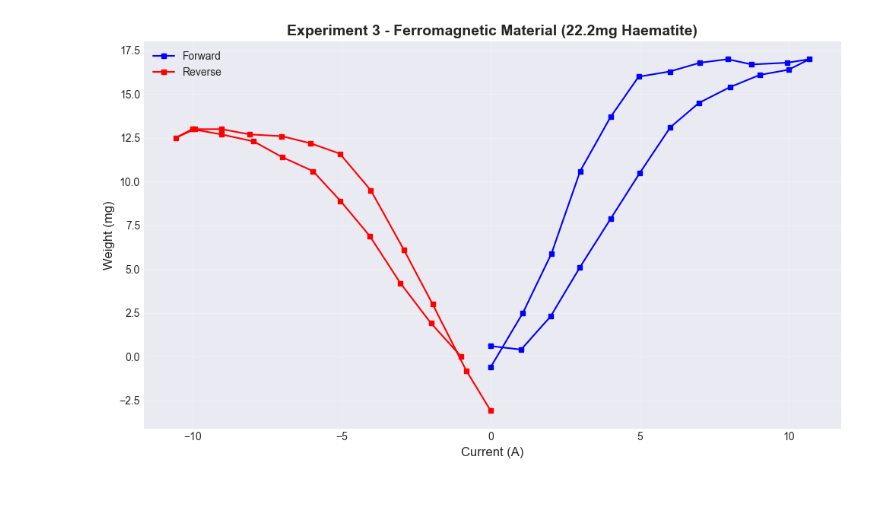
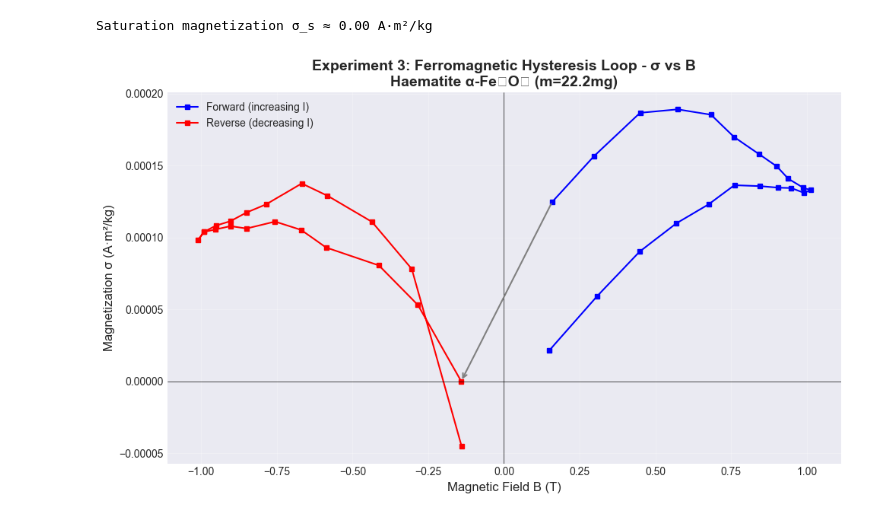
Before and after one commit to Matth3wc/Comp-Sim-Numerical-Methods, a Jupyter notebook: exp_magnitisation_susceptibility/main.ipynb, the cells around one changed output. Cells and saved outputs as stored; diff of their text form; code cells hidden in the pictures.

```diff
--- a/exp_magnitisation_susceptibility/main.ipynb
+++ b/exp_magnitisation_susceptibility/main.ipynb
@@ -1,8 +1,14 @@
 # %%
 import numpy as np
 import matplotlib.pyplot as plt
+from scipy.interpolate import interp1d
+from scipy.stats import linregress
 
 # Set up figure style
 plt.style.use('seaborn-v0_8-darkgrid')
 plt.rcParams['figure.figsize'] = (12, 10)
+
+# Physical constants
+g = 9.81  # m/s^2
+chi_mohrs = 3.2e-5  # m^3/kg susceptibility of Mohr's salt at 20°C
 # %%
@@ -71,21 +162,58 @@ plt.show()
 # %%
-# Experiment 3 - Ferromagnetic Material (22.2mg haematite)
+# Experiment 3 - Ferromagnetic Material: Haematite α-Fe₂O₃ (22.2mg)
+# Plot σ (magnetization per unit mass) vs B to see hysteresis loop
+# From Eq. 2.5: F = m·σ·α·B, so σ = F/(m·α·B)
+
+hematite_mass = 22.2e-6  # kg (22.2 mg)
 exp3_for_current = np.array([0, 1.02, 2.01, 2.99, 4.03, 5, 6.02, 6.98, 8.02, 9.02, 9.99, 10.69, 9.94, 8.75, 7.95, 7.02, 6.01, 4.96, 4.02, 3, 2.04, 1.08, 0])
 exp3_for_weight = np.array([0.6, 0.4, 2.3, 5.1, 7.9, 10.5, 13.1, 14.5, 15.4, 16.1, 16.4, 17, 16.8, 16.7, 17, 16.8, 16.3, 16, 13.7, 10.6, 5.9, 2.5, -0.6])
 
 exp3_rev_current = np.array([0.99, 2, 3.03, 4.06, 5.04, 5.96, 6.99, 7.95, 9.03, 10.01, 10.57, 9.93, 9.02, 8.08, 7.01, 6.05, 5.06, 4.02, 2.91, 1.95, 0.82, 0])
 exp3_rev_weight = np.array([0, 1.9, 4.2, 6.9, 8.9, 10.6, 11.4, 12.3, 12.7, 13, 12.5, 13, 13, 12.7, 12.6, 12.2, 11.6, 9.5, 6.1, 3, -0.8, -3.1])
 
-# Plot Experiment 3 - Ferromagnetic Material
+# Convert current to B field (positive for forward, negative for reverse)
+exp3_for_B = current_to_field(exp3_for_current)
+exp3_rev_B = current_to_field(-exp3_rev_current)
+
+# Convert weight to force
+exp3_for_F = exp3_for_weight * 1e-6 * g
+exp3_rev_F = exp3_rev_weight * 1e-6 * g
+
+# Calculate magnetization σ = F/(m·α·B)
+# Avoid division by zero
+exp3_for_sigma = np.zeros_like(exp3_for_F)
+exp3_rev_sigma = np.zeros_like(exp3_rev_F)
+
+mask_for = np.abs(exp3_for_B) > 0.05
+mask_rev = np.abs(exp3_rev_B) > 0.05
+
+exp3_for_sigma[mask_for] = exp3_for_F[mask_for] / (hematite_mass * alpha * np.abs(exp3_for_B[mask_for]))
+exp3_rev_sigma[mask_rev] = exp3_rev_F[mask_rev] / (hematite_mass * alpha * np.abs(exp3_rev_B[mask_rev]))
+
+# Plot σ vs B (Hysteresis Loop)
 fig4, ax4 = plt.subplots(figsize=(10, 6))
-ax4.plot(exp3_for_current, exp3_for_weight, 'bs-', label='Forward', markersize=5)
-ax4.plot(-exp3_rev_current, exp3_rev_weight, 'rs-', label='Reverse', markersize=5)
-ax4.set_xlabel('Current (A)', fontsize=12)
-ax4.set_ylabel('Weight (mg)', fontsize=12)
-ax4.set_title('Experiment 3 - Ferromagnetic Material (22.2mg Haematite)', fontsize=14, fontweight='bold')
+ax4.plot(exp3_for_B[mask_for], exp3_for_sigma[mask_for], 'bs-', label='Forward (increasing I)', markersize=5)
+ax4.plot(exp3_rev_B[mask_rev], exp3_rev_sigma[mask_rev], 'rs-', label='Reverse (decreasing I)', markersize=5)
+
+# Connect the loop
+ax4.annotate('', xy=(exp3_rev_B[mask_rev][0], exp3_rev_sigma[mask_rev][0]),
+             xytext=(exp3_for_B[mask_for][-1], exp3_for_sigma[mask_for][-1]),
+             arrowprops=dict(arrowstyle='->', color='gray', lw=1.5))
+
+ax4.set_xlabel('Magnetic Field B (T)', fontsize=12)
+ax4.set_ylabel('Magnetization σ (A·m²/kg)', fontsize=12)
+ax4.set_title(f'Experiment 3: Ferromagnetic Hysteresis Loop - σ vs B\nHaematite α-Fe₂O₃ (m={hematite_mass*1e6:.1f}mg)', fontsize=14, fontweight='bold')
 ax4.legend(fontsize=10)
+ax4.axhline(y=0, color='k', linestyle='-', linewidth=0.5)
+ax4.axvline(x=0, color='k', linestyle='-', linewidth=0.5)
 ax4.grid(True, alpha=0.3)
+
+# Print saturation magnetization
+sigma_sat = np.max(exp3_for_sigma)
+print(f"Saturation magnetization σ_s ≈ {sigma_sat:.2f} A·m²/kg")
+
 plt.tight_layout()
 plt.show()
 # %% [output]
+Saturation magnetization σ_s ≈ 0.00 A·m²/kg
-[figure, old version]
+[figure, new version]
```
Also changed, not shown: parts of 3 cells of this notebook.
